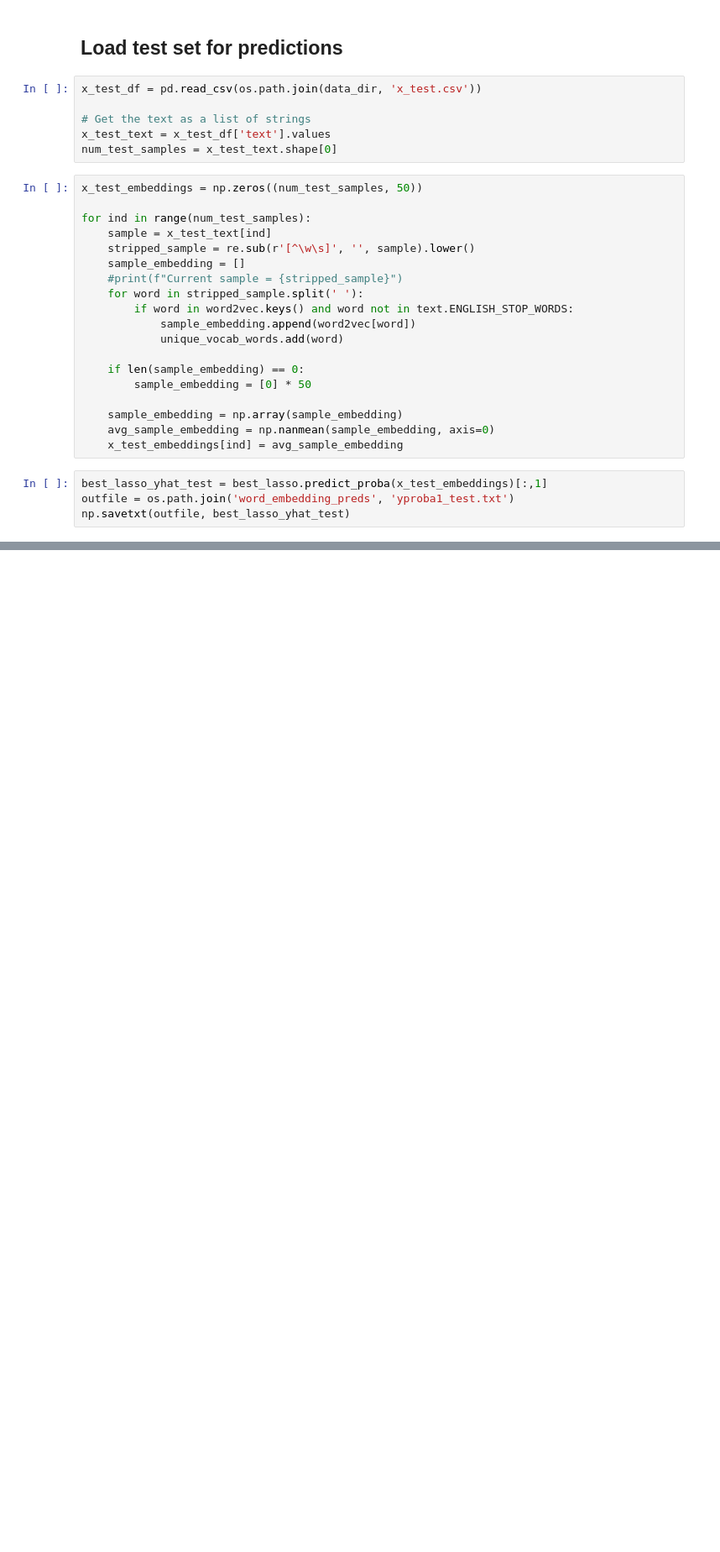
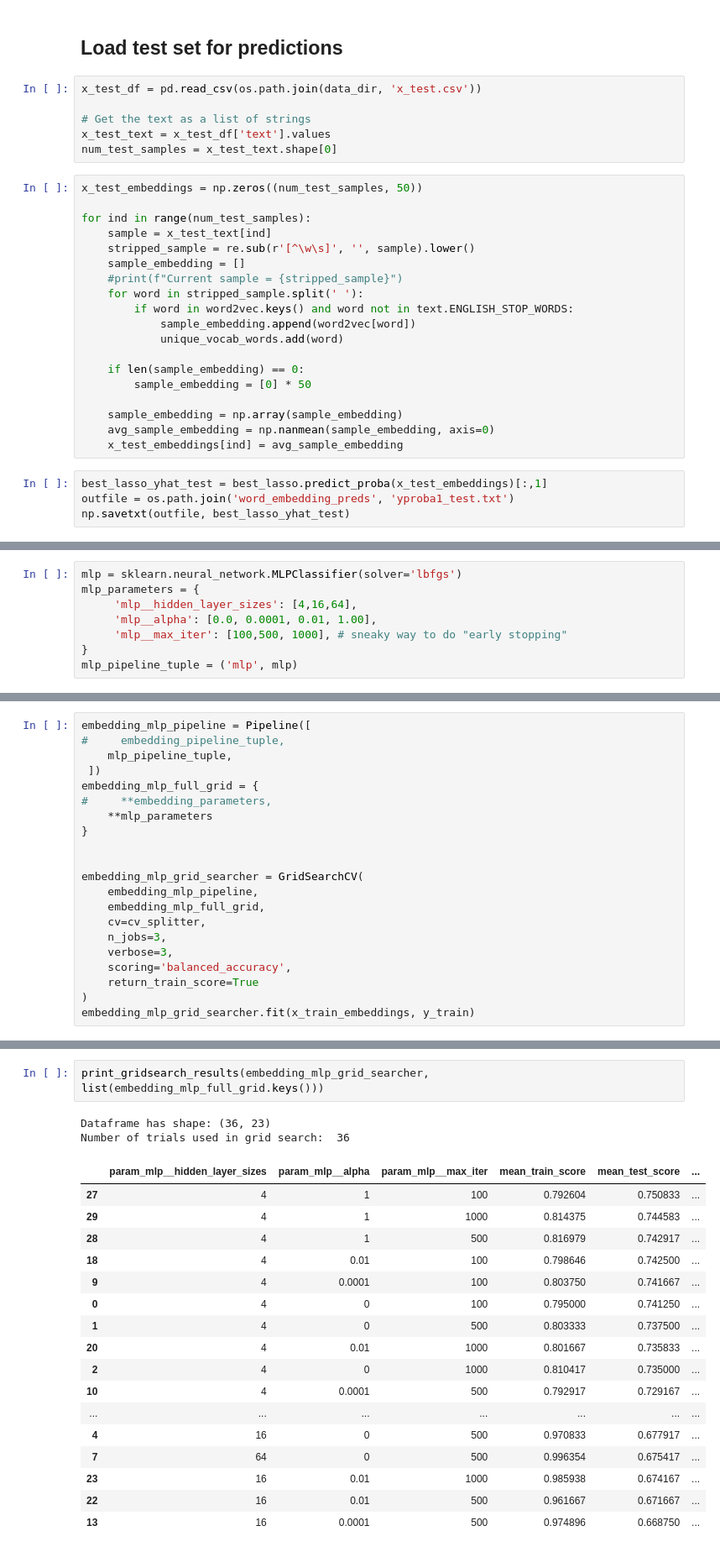
Before and after one commit to Dtphelan1/sentiment-analysis, a Jupyter notebook: WordEmbeddingClassifier.ipynb, the cells around one changed output, grey strips where cells are left out. Shown: that part at 84% size. Drawn from its saved outputs; the diff is of its cells as text; blank space fills up the shorter version.

```diff
--- a/WordEmbeddingClassifier.ipynb
+++ b/WordEmbeddingClassifier.ipynb
@@ -318,0 +326,8 @@ np.savetxt(outfile, best_lasso_yhat_test)
+# %%
+mlp = sklearn.neural_network.MLPClassifier(solver='lbfgs')
+mlp_parameters = {
+     'mlp__hidden_layer_sizes': [4,16,64],
+     'mlp__alpha': [0.0, 0.0001, 0.01, 1.00],
+     'mlp__max_iter': [100,500, 1000], # sneaky way to do "early stopping"
+}
+mlp_pipeline_tuple = ('mlp', mlp)
@@ -318,0 +351,21 @@ np.savetxt(outfile, best_lasso_yhat_test)
+# %%
+embedding_mlp_pipeline = Pipeline([
+#     embedding_pipeline_tuple,
+    mlp_pipeline_tuple,
+ ])
+embedding_mlp_full_grid = {
+#     **embedding_parameters,
+    **mlp_parameters
+}
+
+
+embedding_mlp_grid_searcher = GridSearchCV(
+    embedding_mlp_pipeline,
+    embedding_mlp_full_grid,
+    cv=cv_splitter,
+    n_jobs=3,
+    verbose=3,
+    scoring='balanced_accuracy',
+    return_train_score=True
+)
+embedding_mlp_grid_searcher.fit(x_train_embeddings, y_train)
@@ -318,0 +390,22 @@ np.savetxt(outfile, best_lasso_yhat_test)
+# %%
+print_gridsearch_results(embedding_mlp_grid_searcher, list(embedding_mlp_full_grid.keys()))
+# %% [output]
+Dataframe has shape: (36, 23)
+Number of trials used in grid search:  36
+|  | param_mlp__hidden_layer_sizes | param_mlp__alpha | param_mlp__max_iter | mean_train_score | mean_test_score | ... |
+| 27 | 4 | 1 | 100 | 0.792604 | 0.750833 | ... |
+| 29 | 4 | 1 | 1000 | 0.814375 | 0.744583 | ... |
+| 28 | 4 | 1 | 500 | 0.816979 | 0.742917 | ... |
+| 18 | 4 | 0.01 | 100 | 0.798646 | 0.742500 | ... |
+| 9 | 4 | 0.0001 | 100 | 0.803750 | 0.741667 | ... |
+| 0 | 4 | 0 | 100 | 0.795000 | 0.741250 | ... |
+| 1 | 4 | 0 | 500 | 0.803333 | 0.737500 | ... |
+| 20 | 4 | 0.01 | 1000 | 0.801667 | 0.735833 | ... |
+| 2 | 4 | 0 | 1000 | 0.810417 | 0.735000 | ... |
+| 10 | 4 | 0.0001 | 500 | 0.792917 | 0.729167 | ... |
+| ... | ... | ... | ... | ... | ... | ... |
+| 4 | 16 | 0 | 500 | 0.970833 | 0.677917 | ... |
+| 7 | 64 | 0 | 500 | 0.996354 | 0.675417 | ... |
+| 23 | 16 | 0.01 | 1000 | 0.985938 | 0.674167 | ... |
+| 22 | 16 | 0.01 | 500 | 0.961667 | 0.671667 | ... |
+| 13 | 16 | 0.0001 | 500 | 0.974896 | 0.668750 | ... |
```
Also changed, not shown: parts of 4 cells of this notebook, 1 other file.
